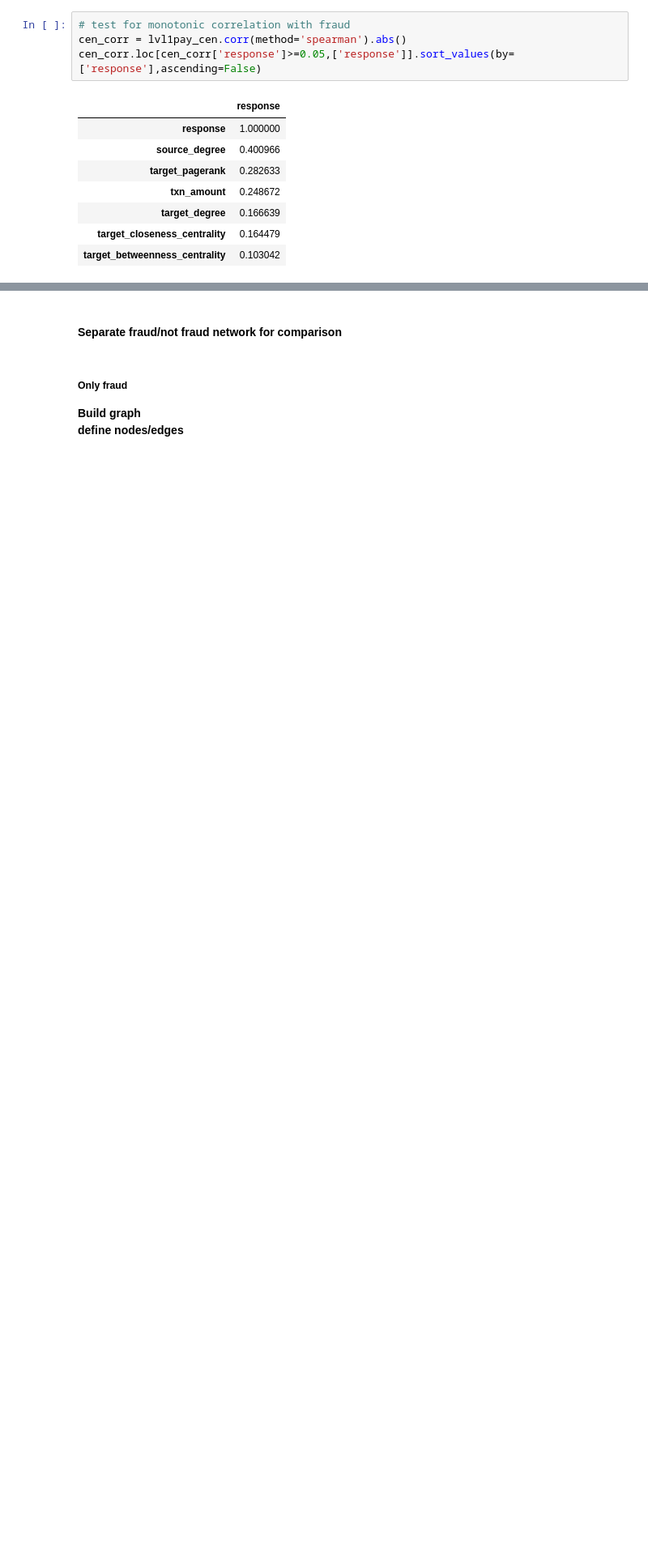
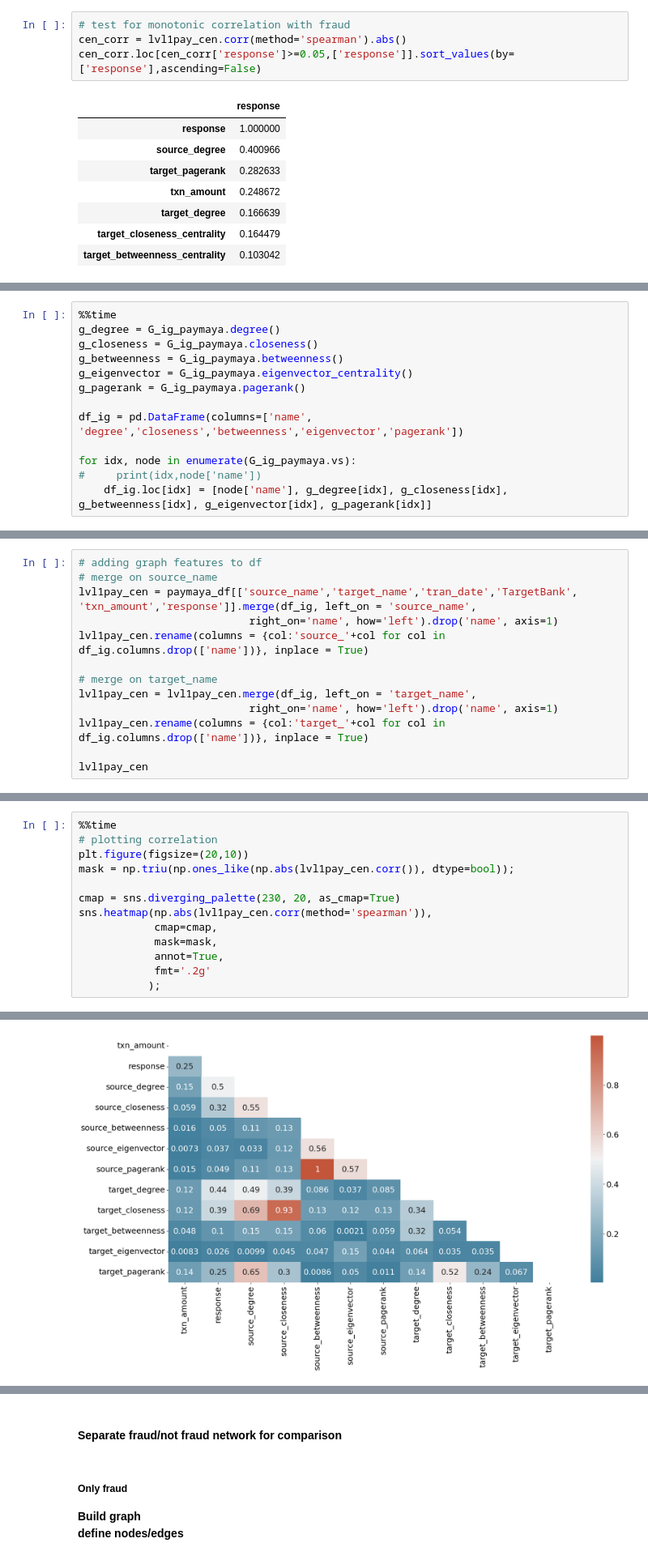
Before and after one commit to doscsy12/ADI_projects, a Jupyter notebook: AML/EDA_level_1_paymaya.ipynb, the cells around one changed output, grey strips where cells are left out. Shown at 81% size. Cells and saved outputs as stored; diff of their text form; blank space fills up the shorter version.

```diff
--- a/AML/EDA_level_1_paymaya.ipynb
+++ b/AML/EDA_level_1_paymaya.ipynb
@@ -768,0 +827,13 @@ cen_corr.loc[cen_corr['response']>=0.05,['response']].sort_values(by=['response'
+# %%
+%%time
+g_degree = G_ig_paymaya.degree()
+g_closeness = G_ig_paymaya.closeness()
+g_betweenness = G_ig_paymaya.betweenness()
+g_eigenvector = G_ig_paymaya.eigenvector_centrality()
+g_pagerank = G_ig_paymaya.pagerank()
+
+df_ig = pd.DataFrame(columns=['name', 'degree','closeness','betweenness','eigenvector','pagerank'])
+
+for idx, node in enumerate(G_ig_paymaya.vs):
+#     print(idx,node['name'])
+    df_ig.loc[idx] = [node['name'], g_degree[idx], g_closeness[idx], g_betweenness[idx], g_eigenvector[idx], g_pagerank[idx]]
@@ -768,0 +861,13 @@ cen_corr.loc[cen_corr['response']>=0.05,['response']].sort_values(by=['response'
+# %%
+# adding graph features to df
+# merge on source_name
+lvl1pay_cen = paymaya_df[['source_name','target_name','tran_date','TargetBank', 'txn_amount','response']].merge(df_ig, left_on = 'source_name',
+                           right_on='name', how='left').drop('name', axis=1)
+lvl1pay_cen.rename(columns = {col:'source_'+col for col in df_ig.columns.drop(['name'])}, inplace = True)
+
+# merge on target_name
+lvl1pay_cen = lvl1pay_cen.merge(df_ig, left_on = 'target_name',
+                           right_on='name', how='left').drop('name', axis=1)
+lvl1pay_cen.rename(columns = {col:'target_'+col for col in df_ig.columns.drop(['name'])}, inplace = True)
+
+lvl1pay_cen
@@ -768,0 +904,14 @@ cen_corr.loc[cen_corr['response']>=0.05,['response']].sort_values(by=['response'
+# %%
+%%time
+# plotting correlation
+plt.figure(figsize=(20,10))
+mask = np.triu(np.ones_like(np.abs(lvl1pay_cen.corr()), dtype=bool));
+
+cmap = sns.diverging_palette(230, 20, as_cmap=True)
+sns.heatmap(np.abs(lvl1pay_cen.corr(method='spearman')),
+            cmap=cmap,
+            mask=mask,
+            annot=True,
+            fmt='.2g'
+           );
+# %% [output]
@@ -768,0 +921 @@ cen_corr.loc[cen_corr['response']>=0.05,['response']].sort_values(by=['response'
+[figure, added]
```
Also changed, not shown: parts of 51 cells of this notebook.
